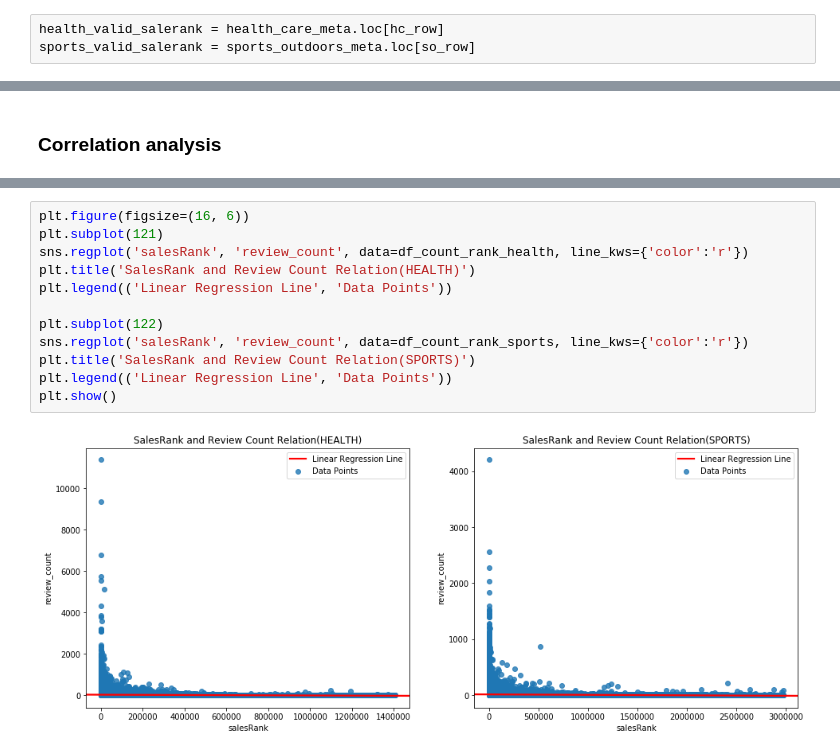
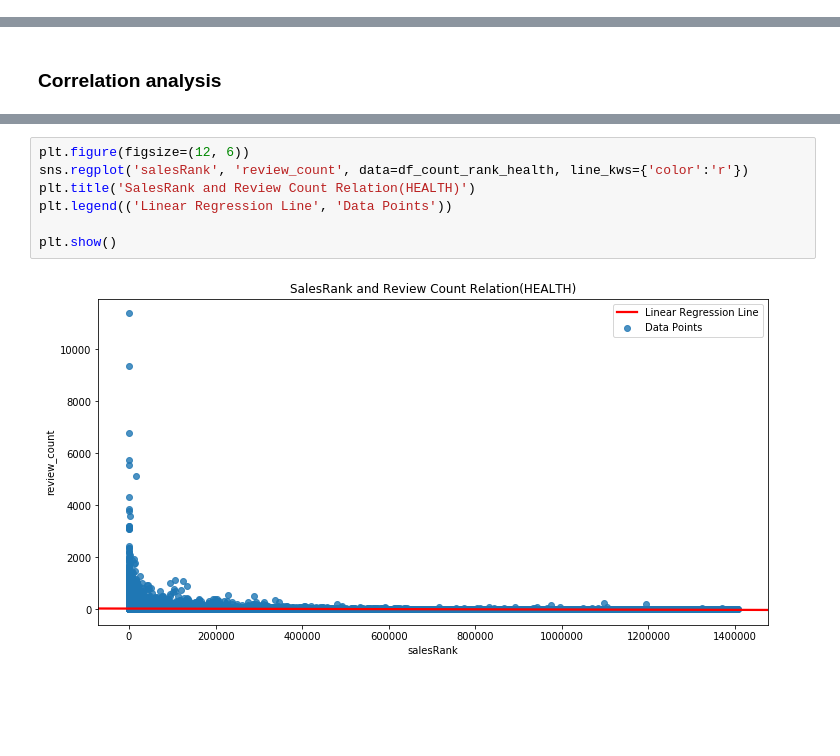
Before and after one commit to epfl-ada-2018/ada007project, a Jupyter notebook: Data general and specific analysis.ipynb, the cells around one changed output, grey strips where cells are left out. Cells and saved outputs as stored; diff of their text form; blank space fills up the shorter version.

```diff
--- a/Data general and specific analysis.ipynb
+++ b/Data general and specific analysis.ipynb
@@ -433,6 +402,3 @@ Select row with interested category in salesrank.
-# %%
-health_valid_salerank = health_care_meta.loc[hc_row]
-sports_valid_salerank = sports_outdoors_meta.loc[so_row]
 # %% [markdown]
 ###  Price
 # %%
@@ -929,14 +657,9 @@ spearman_corr_sports
 # %%
-plt.figure(figsize=(16, 6))
-plt.subplot(121)
+plt.figure(figsize=(12, 6))
 sns.regplot('salesRank', 'review_count', data=df_count_rank_health, line_kws={'color':'r'})
 plt.title('SalesRank and Review Count Relation(HEALTH)')
 plt.legend(('Linear Regression Line', 'Data Points'))
 
-plt.subplot(122)
-sns.regplot('salesRank', 'review_count', data=df_count_rank_sports, line_kws={'color':'r'})
-plt.title('SalesRank and Review Count Relation(SPORTS)')
-plt.legend(('Linear Regression Line', 'Data Points'))
 plt.show()
 # %% [output]
-[figure, old version]
+[figure, new version]
```
Also changed, not shown: parts of 76 cells of this notebook.
